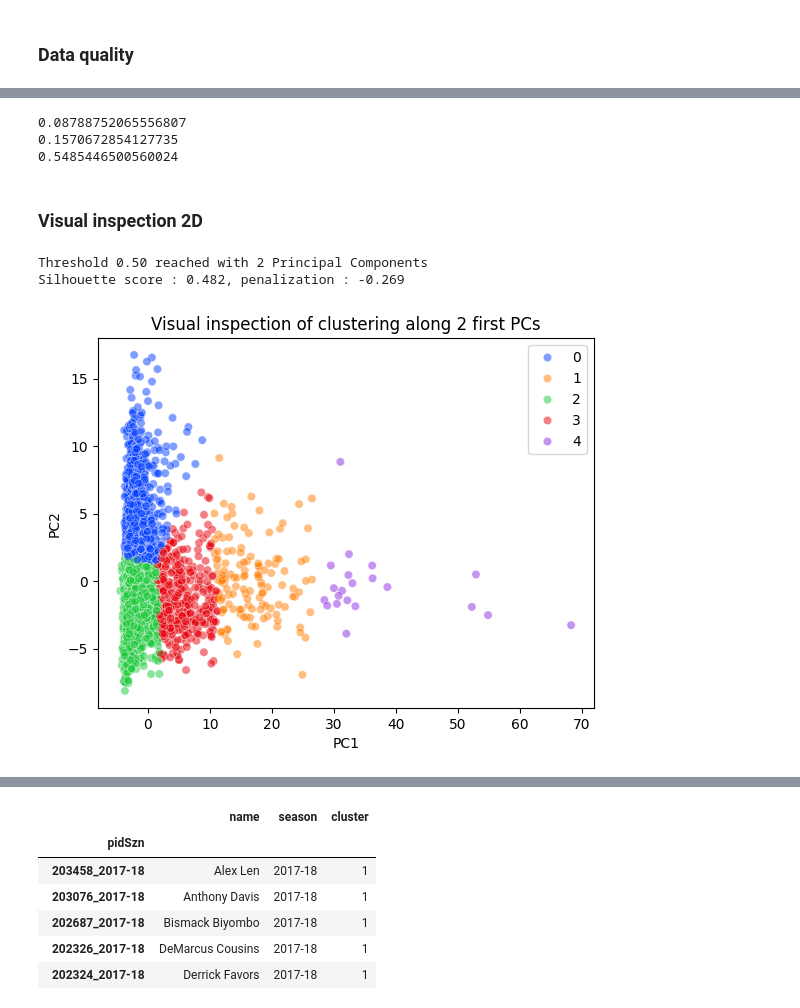
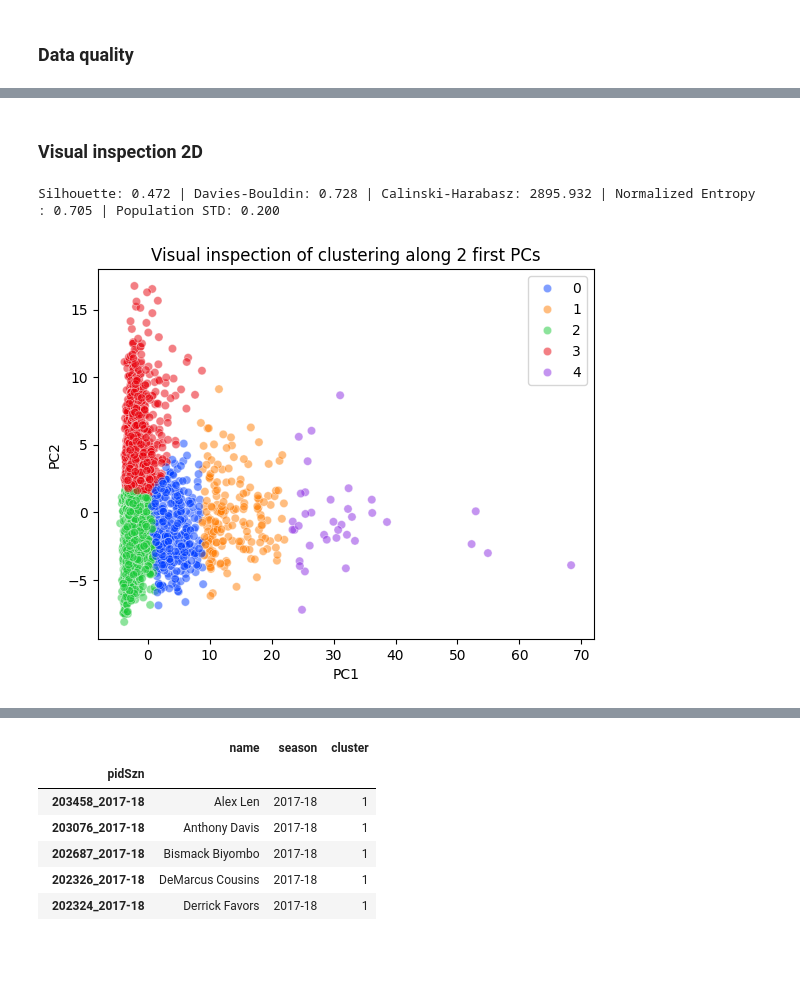
Before and after one commit to arnaud-odet/Roster_Building, a Jupyter notebook: notebooks/clustering.ipynb, the cells around one changed output, grey strips where cells are left out. Saved outputs shown, nothing was run; the diff lists cells and outputs as text; code cells hidden in the pictures; blank space fills up the shorter version.

Commit message:
CLustering pipeline refactorized

```diff
--- a/notebooks/clustering.ipynb
+++ b/notebooks/clustering.ipynb
@@ -929,0 +256,6 @@ Silhouette score : 0.567, penalization : -0.744
+# %%
+clusterer = Clusterer()
+cdf = clusterer.load_results()
+cdf['entropy_silhouette'] = cdf['entropy'] * cdf['silhouette_score']
+display(cdf.sort_values(by = 'entropy_silhouette', ascending=False).head(5))
+display(cdf[(cdf['n_clust']>5)&(cdf['evr']>0.7)].sort_values(by = 'entropy_silhouette', ascending=False).head(5))
@@ -970,30 +323,18 @@ Shannon Entropy : 0.063, Normalized : 0.035  | Proba std : 0.369
-# %%
-def cluster_penalty_term(labels:np.array):
-    unique, counts = np.unique(labels, return_counts= True)
-    return np.abs(np.log(counts / counts.mean())).mean() / unique.shape[0]
-
-for _labels in [labels_kmeans, labels_ward, labels_aggavg]:
-    print(cluster_penalty_term(_labels))
-# %% [output]
-0.08788752065556807
-0.1570672854127735
-0.5485446500560024
 # %% [markdown]
 ### Visual inspection 2D
 # %%
 evr = 0.5
 n_clust = 5
 method = 'kmeans'
 scaling = 'minmax'
 feature_selection = 'incl'
 
-X_proj, labels = clusters_from_evr(df= df, evr = evr, n_clust = n_clust, method = method, scaling_method= 'robust', feature_selection= feature_selection)
+X_proj, labels = clusterer.customized_clustering(evr = evr, n_clust = n_clust, method = method, scaling= 'robust', feature_selection= feature_selection)
 sns.scatterplot(x = X_proj[:,0], y = X_proj[:,1], hue = labels, alpha = 0.5, palette='bright');
 plt.xlabel("PC1");
 plt.ylabel("PC2");
 plt.title("Visual inspection of clustering along 2 first PCs");
 # %% [output]
-Threshold 0.50 reached with 2 Principal Components
-Silhouette score : 0.482, penalization : -0.269
+Silhouette: 0.472 | Davies-Bouldin: 0.728 | Calinski-Harabasz: 2895.932 | Normalized Entropy : 0.705 | Population STD: 0.200
-[figure, old version]
+[figure, new version]
 # %%
```
Also changed, not shown: parts of 88 cells of this notebook, 5 other files.
